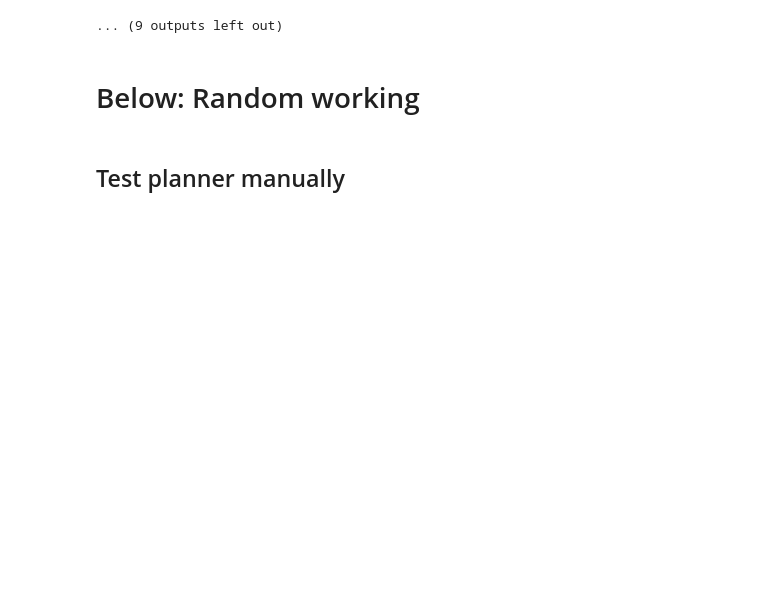
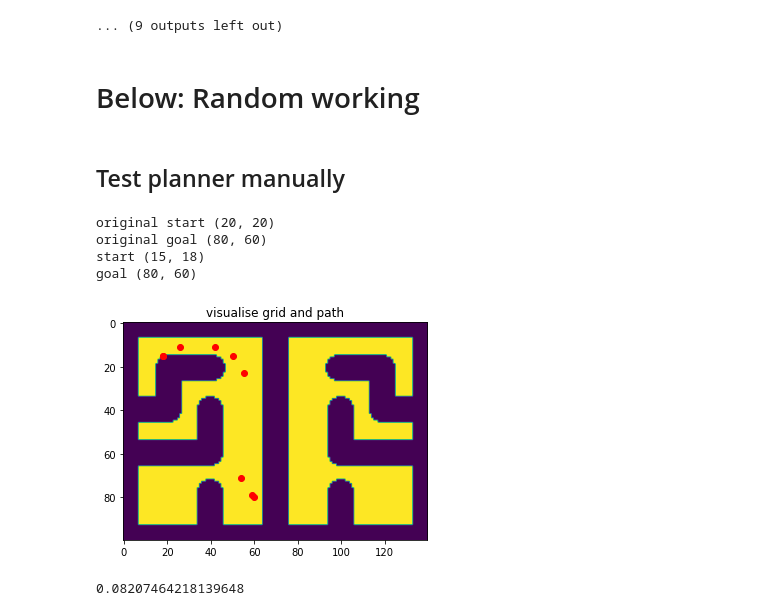
Before and after one commit to aliencaocao/TIL-2022, a Jupyter notebook: til-final-2022.1.1-lower/Robo_autonomy_wip.ipynb, the cells around one changed output. Cells and saved outputs as stored; diff of their text form; code cells hidden in the pictures; blank space fills up the shorter version.

Commit message:
Add path optimization, clean up planning code

```diff
--- a/til-final-2022.1.1-lower/Robo_autonomy_wip.ipynb
+++ b/til-final-2022.1.1-lower/Robo_autonomy_wip.ipynb
@@ -560,19 +435,23 @@ ax[2].title.set_text("map._grid")
 # %% [markdown]
 ## Test planner manually
 # %%
-myplanner = MyPlanner(map_, sdf_weight=0.5,waypoint_sparsity = 0.5)
-curr_loi = RealLocation(x=4.0, y=3.0)
-pose = RealPose(x=4.0, y=1.0, z=0.0)
+myplanner = MyPlanner(map_, waypoint_sparsity = 0.4, optimize_threshold=3)
+curr_loi = RealLocation(x=3.0, y=4.0)
+pose = RealPose(x=1.0, y=1.0, z=0.0)
 # %%
 import time
 start = time.time()
 path = None #Needed or path will be taken as a local variable in try
-try:
-    path = myplanner.plan(pose[:2], curr_loi, method="astar")
-except Exception as e:
-    print("Error",e)
+path = myplanner.plan(pose[:2], curr_loi)
 end = time.time()
 print(end - start)
+# %% [output]
+original start (20, 20)
+original goal (80, 60)
+start (15, 18)
+goal (80, 60)
+[figure, added]
+0.08207464218139648
 # %%
 map = planner.map.grid.astype(np.float32)
 map[map>0] = np.inf
```
Also changed, not shown: parts of 9 cells of this notebook, 1 other file.
